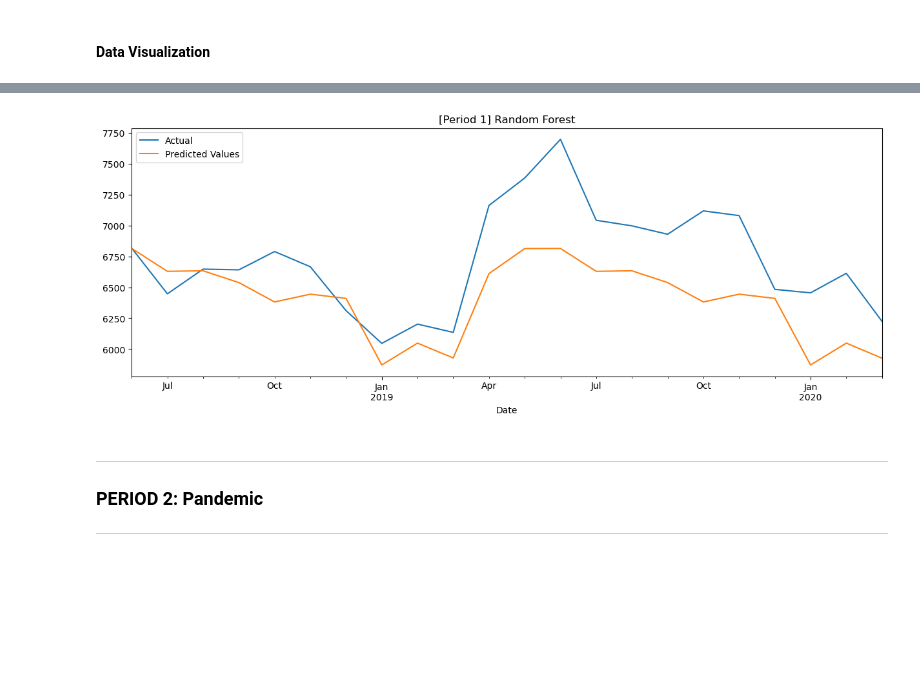
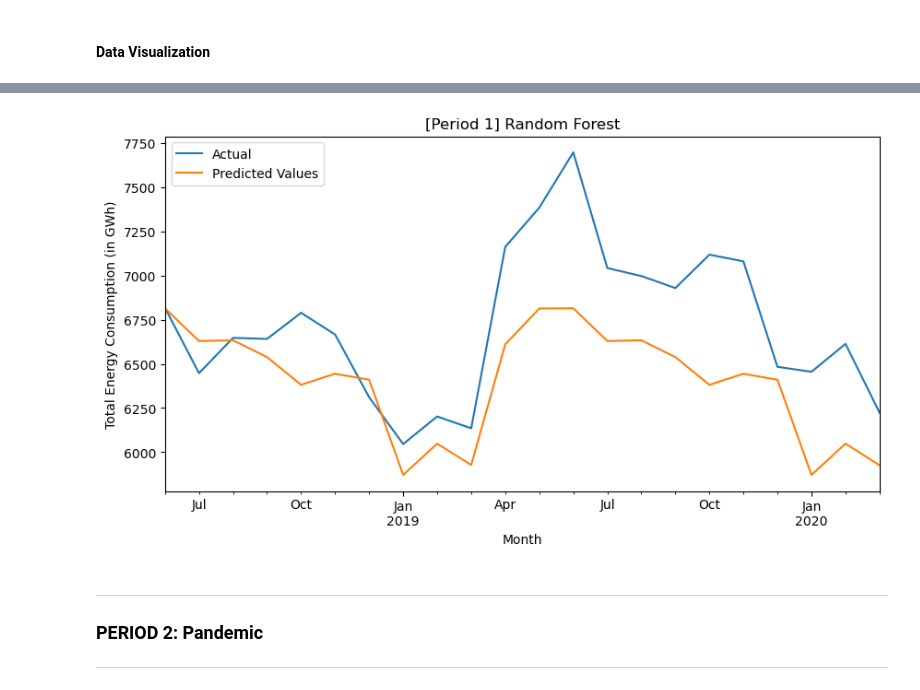
Before and after one commit to errutorculas/cmsc197-ML-miniproj, a Jupyter notebook: jupyter-notebook-code/miniproj.ipynb, the cells around one changed output, grey strips where cells are left out. Drawn from its saved outputs; the diff is of its cells as text; code cells hidden in the pictures; blank space fills up the shorter version.

```diff
--- a/jupyter-notebook-code/miniproj.ipynb
+++ b/jupyter-notebook-code/miniproj.ipynb
@@ -235,13 +258,15 @@ plt.show()
 # %%
-ax = testPre['Total Energy Consumption (in GWh)'].plot(figsize=(15, 5), label="Actual")
+ax = testPre['Total Energy Consumption (in GWh)'].plot(figsize=(10, 5), label="Actual")
 testPre["[Period 1] RF Predictions"].plot(ax=ax, label="Predicted Values")
 
+plt.xlabel("Month")
+plt.ylabel("Total Energy Consumption (in GWh)")
 plt.title("[Period 1] Random Forest")
 plt.legend(loc="upper left")
 
 plt.show()
 # %% [output]
-[figure, old version]
+[figure, new version]
 # %% [markdown]
 ***
 ### PERIOD 2: Pandemic
```
Also changed, not shown: parts of 60 cells of this notebook.
